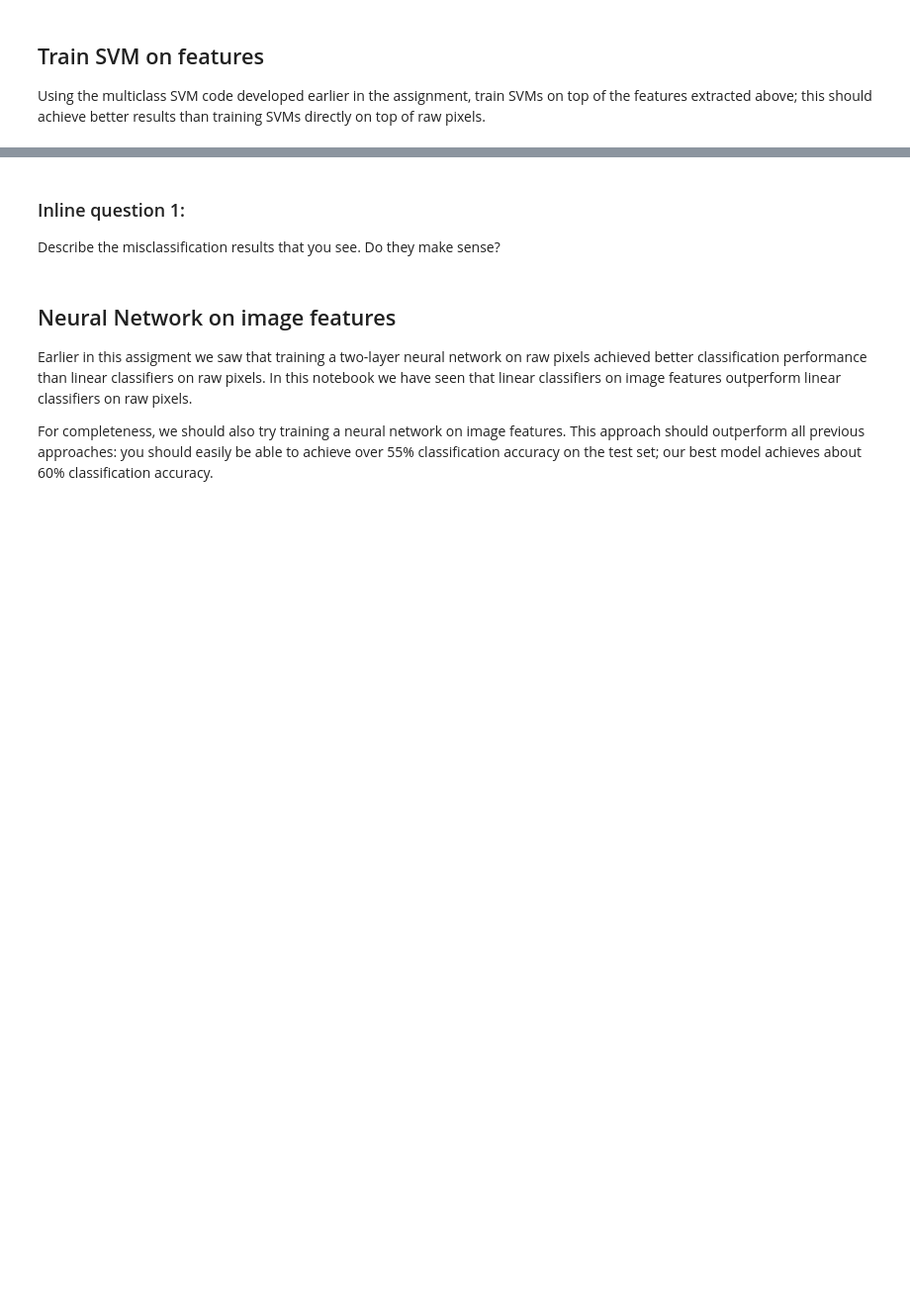
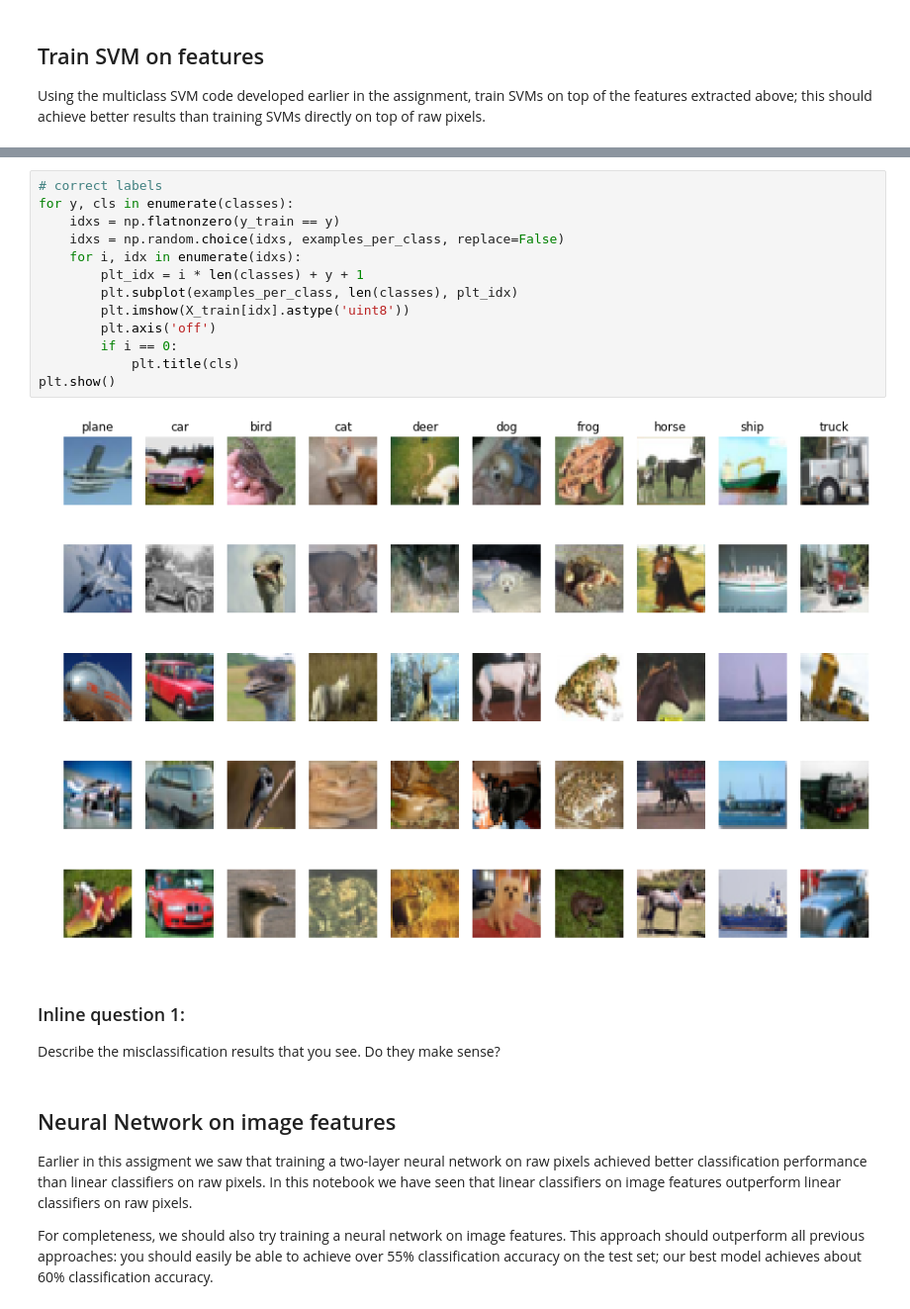
Before and after one commit to mrzhang11/CS231n, a Jupyter notebook: assignment1/features.ipynb, the cells around one changed output, grey strips where cells are left out. Shown at 99% size. Drawn from its saved outputs; the diff is of its cells as text; blank space fills up the shorter version.

```diff
--- a/assignment1/features.ipynb
+++ b/assignment1/features.ipynb
@@ -161,3 +207,18 @@ plt.show()
+# %%
+# correct labels
+for y, cls in enumerate(classes):
+    idxs = np.flatnonzero(y_train == y)
+    idxs = np.random.choice(idxs, examples_per_class, replace=False)
+    for i, idx in enumerate(idxs):
+        plt_idx = i * len(classes) + y + 1
+        plt.subplot(examples_per_class, len(classes), plt_idx)
+        plt.imshow(X_train[idx].astype('uint8'))
+        plt.axis('off')
+        if i == 0:
+            plt.title(cls)
+plt.show()
+# %% [output]
+[figure, added]
 # %% [markdown]
 ### Inline question 1:
 Describe the misclassification results that you see. Do they make sense?
```
Also changed, not shown: parts of 10 cells of this notebook.
